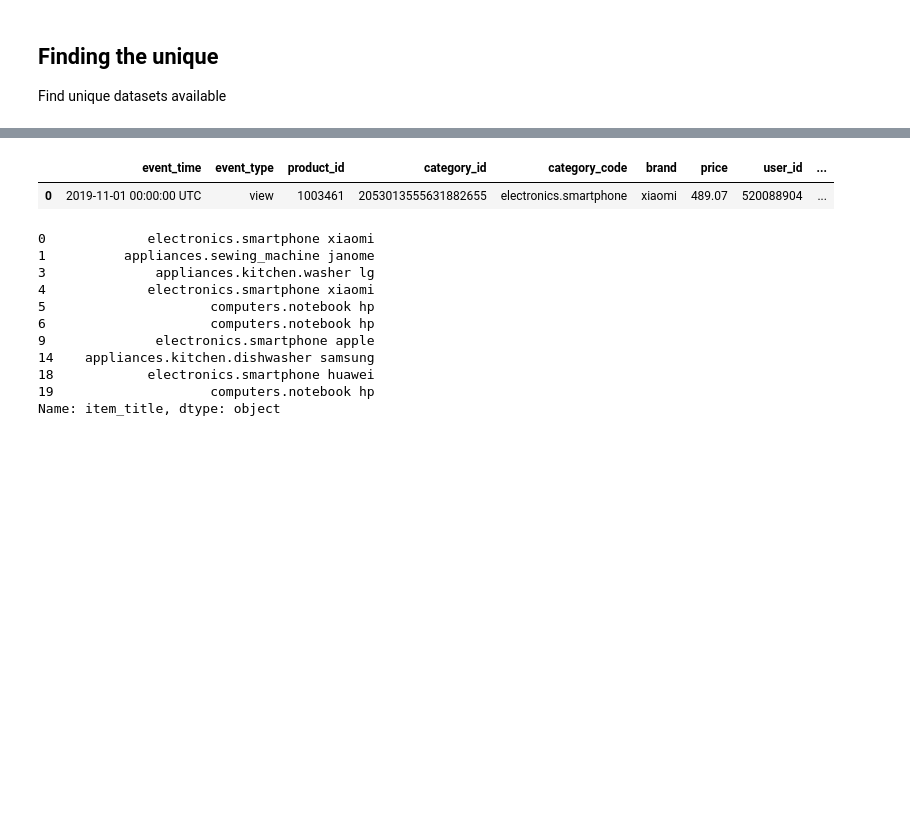
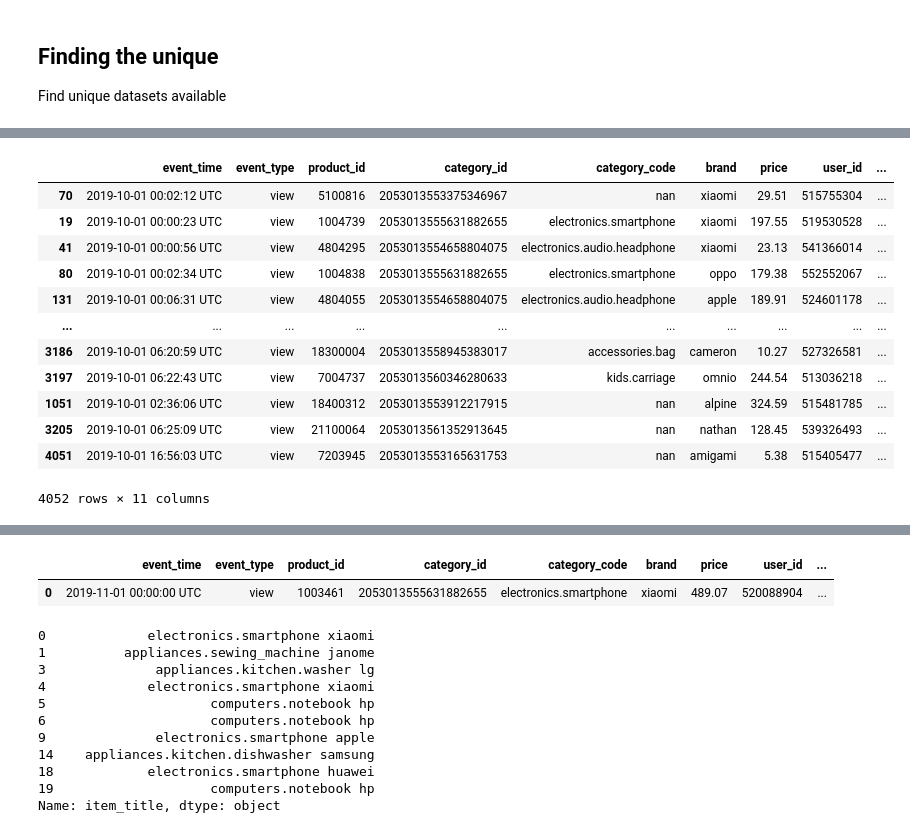
Before and after one commit to Hmmsien/ECommerce_behavior, a Jupyter notebook: notebooks/DataScrapper.ipynb, the cells around one changed output, grey strips where cells are left out. Drawn from its saved outputs; the diff is of its cells as text; code cells hidden in the pictures; blank space fills up the shorter version.

```diff
--- a/notebooks/DataScrapper.ipynb
+++ b/notebooks/DataScrapper.ipynb
@@ -71,0 +100,2 @@ df.head()
+# %%
+df[ROW_NAME] = df.apply(create_name, axis=1)
@@ -71,0 +111,2 @@ df.head()
+# %%
+gb_count = df.groupby(ROW_PRODUCT_ID)[ROW_NAME].agg(["count"])
@@ -71,0 +139,20 @@ df.head()
+# %%
+products = df.drop_duplicates(ROW_NAME)
+# %%
+products = products.merge(gb_count,how="left" , on=ROW_PRODUCT_ID)
+# %%
+products.sort_values(ROW_COUNT, ascending=False)
+# %% [output]
+|  | event_time | event_type | product_id | category_id | category_code | brand | price | user_id | ... |
+| 70 | 2019-10-01 00:02:12 UTC | view | 5100816 | 2053013553375346967 | nan | xiaomi | 29.51 | 515755304 | ... |
+| 19 | 2019-10-01 00:00:23 UTC | view | 1004739 | 2053013555631882655 | electronics.smartphone | xiaomi | 197.55 | 519530528 | ... |
+| 41 | 2019-10-01 00:00:56 UTC | view | 4804295 | 2053013554658804075 | electronics.audio.headphone | xiaomi | 23.13 | 541366014 | ... |
+| 80 | 2019-10-01 00:02:34 UTC | view | 1004838 | 2053013555631882655 | electronics.smartphone | oppo | 179.38 | 552552067 | ... |
+| 131 | 2019-10-01 00:06:31 UTC | view | 4804055 | 2053013554658804075 | electronics.audio.headphone | apple | 189.91 | 524601178 | ... |
+| ... | ... | ... | ... | ... | ... | ... | ... | ... | ... |
+| 3186 | 2019-10-01 06:20:59 UTC | view | 18300004 | 2053013558945383017 | accessories.bag | cameron | 10.27 | 527326581 | ... |
+| 3197 | 2019-10-01 06:22:43 UTC | view | 7004737 | 2053013560346280633 | kids.carriage | omnio | 244.54 | 513036218 | ... |
+| 1051 | 2019-10-01 02:36:06 UTC | view | 18400312 | 2053013553912217915 | nan | alpine | 324.59 | 515481785 | ... |
+| 3205 | 2019-10-01 06:25:09 UTC | view | 21100064 | 2053013561352913645 | nan | nathan | 128.45 | 539326493 | ... |
+| 4051 | 2019-10-01 16:56:03 UTC | view | 7203945 | 2053013553165631753 | nan | amigami | 5.38 | 515405477 | ... |
+4052 rows × 11 columns
```
Also changed, not shown: parts of 22 cells of this notebook, 7 other files.
